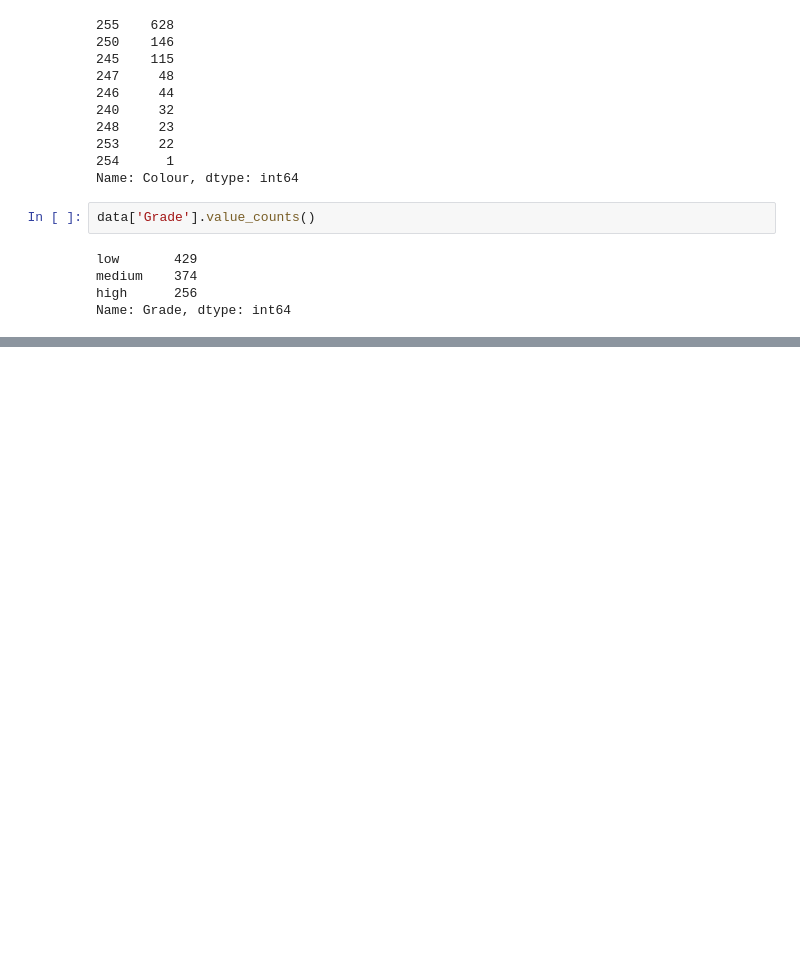
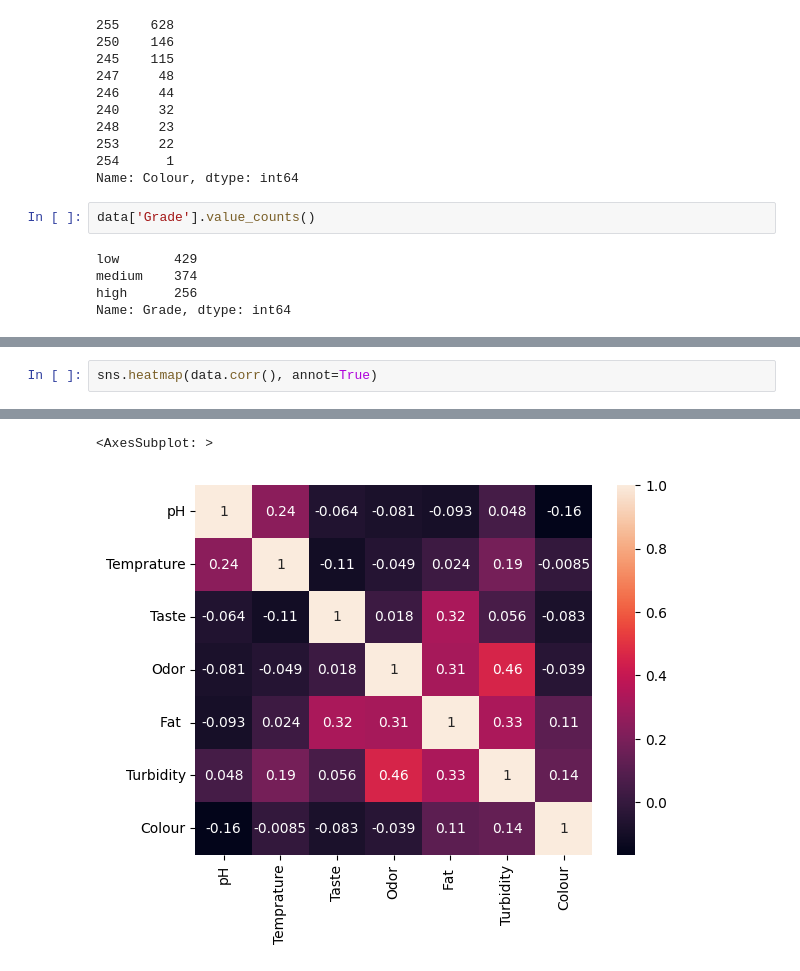
Before and after one commit to nadeap/Machine-Learning, a Jupyter notebook: Milk Quality Prediction/analisis.ipynb, the cells around one changed output, grey strips where cells are left out. Drawn from its saved outputs; the diff is of its cells as text; blank space fills up the shorter version.

Commit message:
explore corr

```diff
--- a/Milk Quality Prediction/analisis.ipynb
+++ b/Milk Quality Prediction/analisis.ipynb
@@ -164,0 +177,3 @@ Name: Grade, dtype: int64
+# %%
+sns.heatmap(data.corr(), annot=True)
+# %% [output]
@@ -164,0 +181,2 @@ Name: Grade, dtype: int64
+<AxesSubplot: >
+[figure, added]
```
Also changed, not shown: parts of 2 cells of this notebook.
